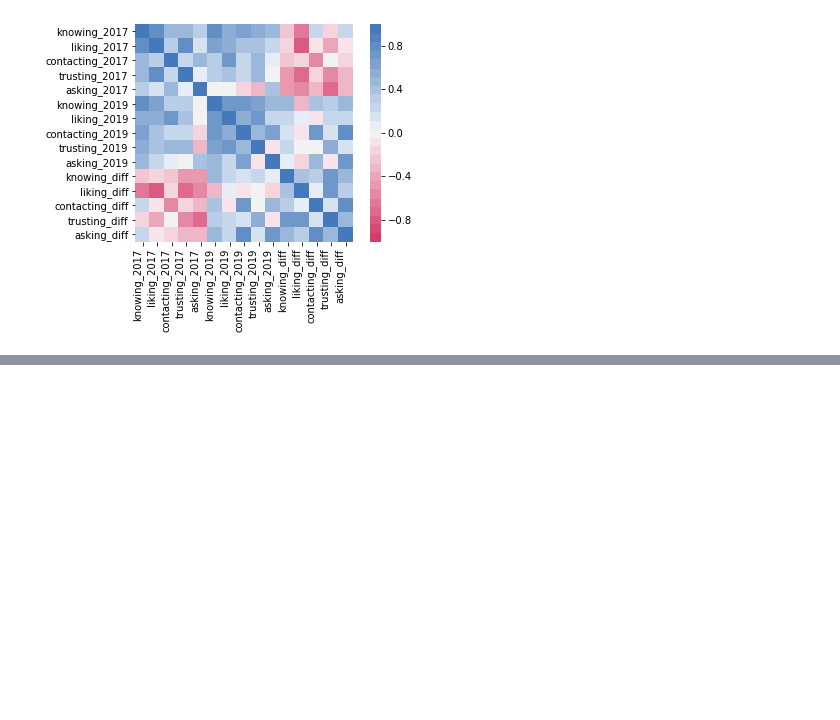
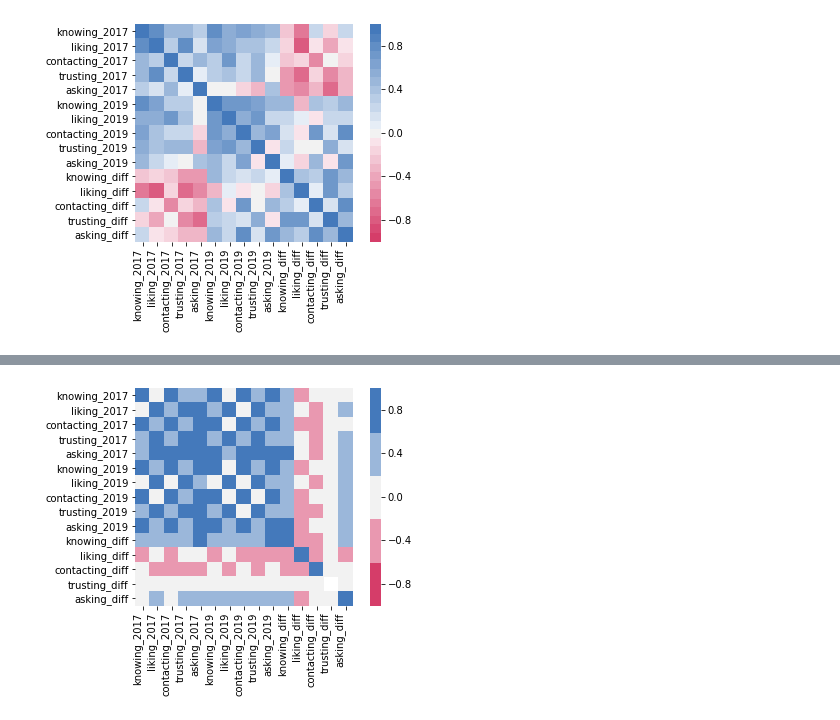
Before and after one commit to stephkananth/bubbles, a Jupyter notebook: average_outward_rankings.ipynb, the cells around one changed output, grey strips where cells are left out. Saved outputs shown, nothing was run; the diff lists cells and outputs as text; code cells hidden in the pictures; blank space fills up the shorter version.

```diff
--- a/average_outward_rankings.ipynb
+++ b/average_outward_rankings.ipynb
@@ -104,3 +105,31 @@ ax.set_xticklabels(
 );
 # %% [output]
 [figure]
+# %%
+# Means (OUTWARD)
+pr_out_data_2017_know = powerIteration(data_2017_know)
+pr_out_data_2017_like = powerIteration(data_2017_like)
+pr_out_data_2017_contact = powerIteration(data_2017_contact)
+pr_out_data_2017_trust = powerIteration(data_2017_trust)
+pr_out_data_2017_support = powerIteration(data_2017_support)
+pr_out_data_2017_all = pd.concat([pr_out_data_2017_know, pr_out_data_2017_like, pr_out_data_2017_contact, pr_out_data_2017_trust, pr_out_data_2017_support], axis=1, join='inner')
+pr_out_data_2017_all.columns = ['knowing_2017', 'liking_2017', 'contacting_2017', 'trusting_2017', 'asking_2017']
+
+pr_out_data_2019_know = powerIteration(data_2019_know)
+pr_out_data_2019_like = powerIteration(data_2019_like)
+pr_out_data_2019_contact = powerIteration(data_2019_contact)
+pr_out_data_2019_trust = powerIteration(data_2019_trust)
+pr_out_data_2019_support = powerIteration(data_2019_support)
+pr_out_data_2019_all = pd.concat([pr_out_data_2019_know, pr_out_data_2019_like, pr_out_data_2019_contact, pr_out_data_2019_trust, pr_out_data_2019_support], axis=1, join='inner')
+pr_out_data_2019_all.columns = ['knowing_2019', 'liking_2019', 'contacting_2019', 'trusting_2019', 'asking_2019']
+
+pr_out_data_diff_know = powerIteration(data_diff_know)
+pr_out_data_diff_like = powerIteration(data_diff_like)
+pr_out_data_diff_contact = powerIteration(data_diff_contact)
+pr_out_data_diff_trust = powerIteration(data_diff_trust)
+pr_out_data_diff_support = powerIteration(data_diff_support)
+pr_out_data_diff_all = pd.concat([pr_out_data_diff_know, pr_out_data_diff_like, pr_out_data_diff_contact, pr_out_data_diff_trust, pr_out_data_diff_support], axis=1, join='inner')
+pr_out_data_diff_all.columns = ['knowing_diff', 'liking_diff', 'contacting_diff', 'trusting_diff', 'asking_diff']
+
+pr_out_data_all_all = pd.concat([pr_out_data_2017_all, pr_out_data_2019_all, pr_out_data_diff_all], axis=1, join='inner')
+pr_out_data_all_all
@@ -106,0 +152,14 @@ ax.set_xticklabels(
+# %%
+ax = sns.heatmap(
+    pr_out_data_all_all.corr(),
+    vmin=-1, vmax=1, center=0,
+    cmap=sns.diverging_palette(0, 250, n=5),
+    square=True
+)
+ax.set_xticklabels(
+    ax.get_xticklabels(),
+    rotation=90,
+    horizontalalignment='right'
+);
+# %% [output]
+[figure, added]
```
Also changed, not shown: parts of 2 cells of this notebook, 11 other files.
